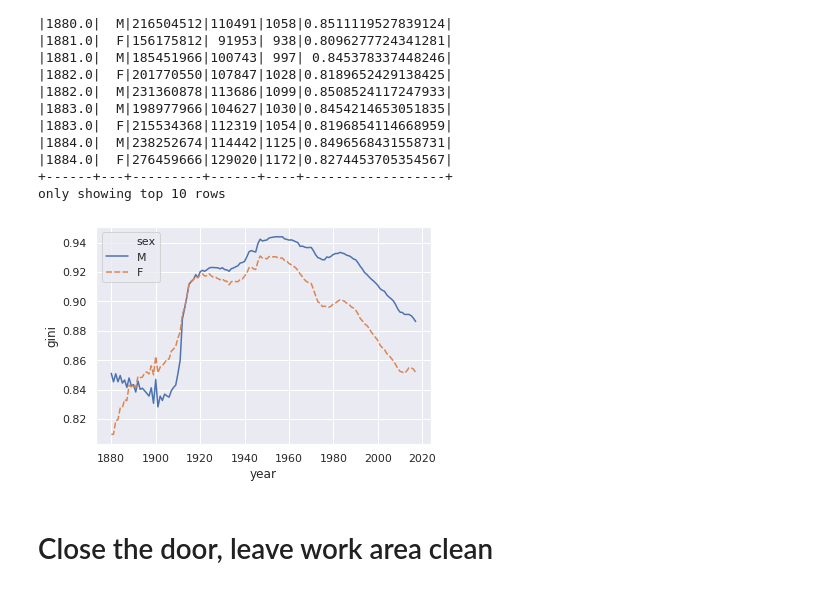
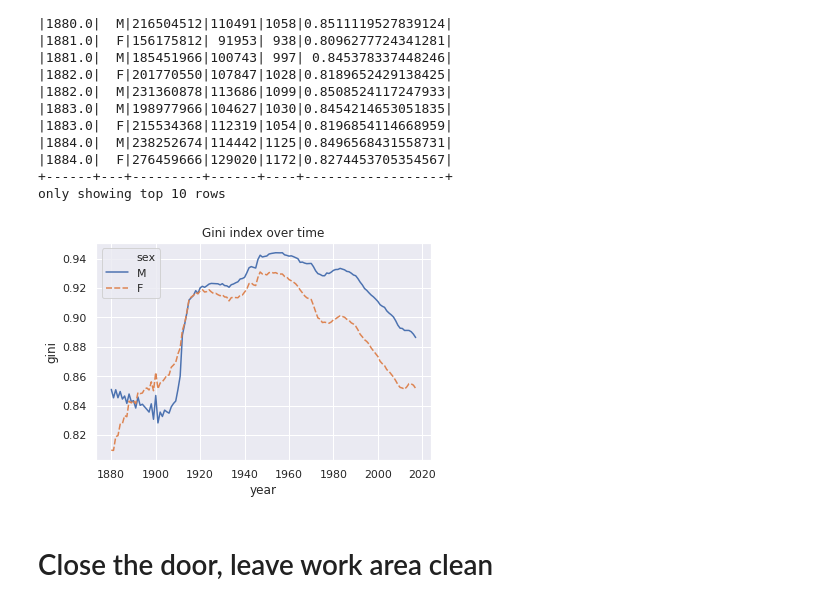
Before and after one commit to idardo97/big_data, a Jupyter notebook: homework02.ipynb, the cells around one changed output. Saved outputs shown, nothing was run; the diff lists cells and outputs as text; code cells hidden in the pictures.

Commit message:
added forgotten title

```diff
--- a/homework02.ipynb
+++ b/homework02.ipynb
@@ -762,18 +764,18 @@ only showing top 10 rows
 # %%
 # %%
 # TODO:
 
 sns.set()
 
 g = sns.lineplot(x = 'year',
                  y = "gini",
                  hue = "sex",
                  style = "sex",
-                 data = df_gini.toPandas())
+                 data = df_gini.toPandas()).set_title("Gini index over time")
 plt.show()
 # %%
 # %% [output]
-[figure, old version]
+[figure, new version]
 # %% [markdown]
 
 
```
Also changed, not shown: parts of 1 cell of this notebook.
